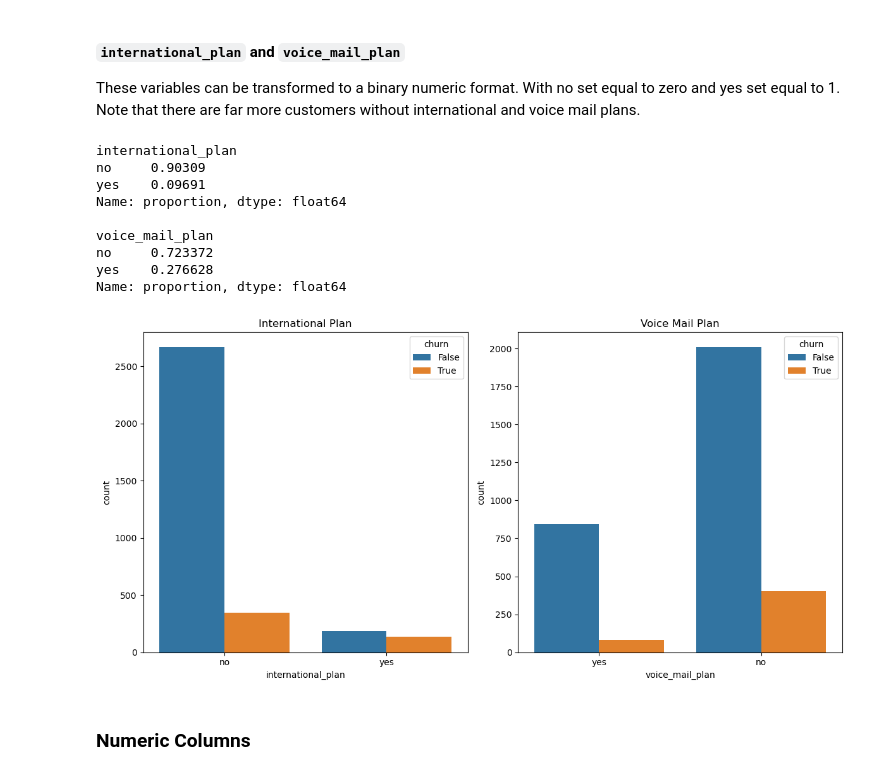
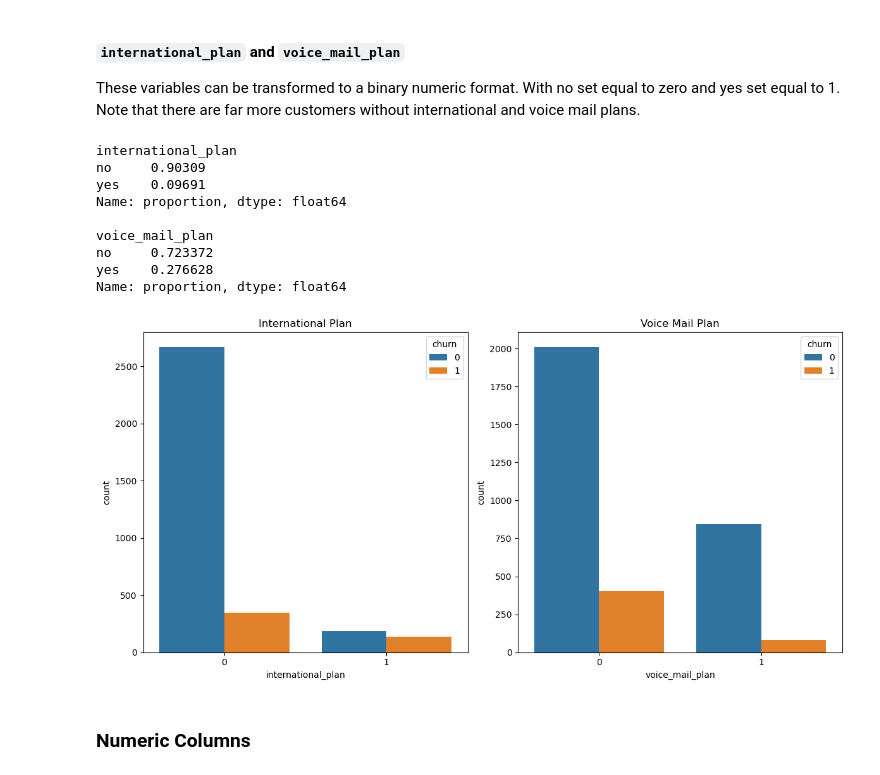
Before and after one commit to erankova/Phase_3_Project, a Jupyter notebook: Phase_3_Project.ipynb, the cells around one changed output. Cells and saved outputs as stored; diff of their text form; code cells hidden in the pictures.

```diff
--- a/Phase_3_Project.ipynb
+++ b/Phase_3_Project.ipynb
@@ -91,3 +99,9 @@ False    0.855086
 True     0.144914
 Name: proportion, dtype: float64
 [figure]
+# %%
+#Perfoming label encoding
+#False becomes 0 and True becomes 1
+encoder = LabelEncoder()
+df['churn'] = encoder.fit_transform(df['churn'])
+df['churn'].value_counts()
@@ -152,35 +171,41 @@ These variables can be transformed to a binary numeric format. With no set equal
 print(df['international_plan'].value_counts(normalize=True))
 print()
 print(df['voice_mail_plan'].value_counts(normalize=True))
+
+
+#Performing label encoding
+#No becomes 0 and yes becomes 1.
+df['international_plan'] = encoder.fit_transform(df['international_plan'])
+df['voice_mail_plan'] = encoder.fit_transform(df['voice_mail_plan'])
 
 #Histograms
 # Create a figure with two subplots
 fig, axes = plt.subplots(1, 2, figsize=(12, 6))
 
 # Plot the first count plot
 sns.countplot(x='international_plan', hue='churn', data=df, ax=axes[0])
 axes[0].set_title('International Plan')
 
 # Plot the second count plot
 sns.countplot(x='voice_mail_plan', hue='churn', data=df, ax=axes[1])
 axes[1].set_title('Voice Mail Plan')
 
 # Adjust layout
 plt.tight_layout()
 
 # Show the plots
 plt.show()
 # %% [output]
 international_plan
 no     0.90309
 yes    0.09691
 Name: proportion, dtype: float64
 
 voice_mail_plan
 no     0.723372
 yes    0.276628
 Name: proportion, dtype: float64
-[figure, old version]
+[figure, new version]
 # %% [markdown]
 ### Numeric Columns
 # %% [markdown]
```
Also changed, not shown: parts of 37 cells of this notebook, 1 other file.
